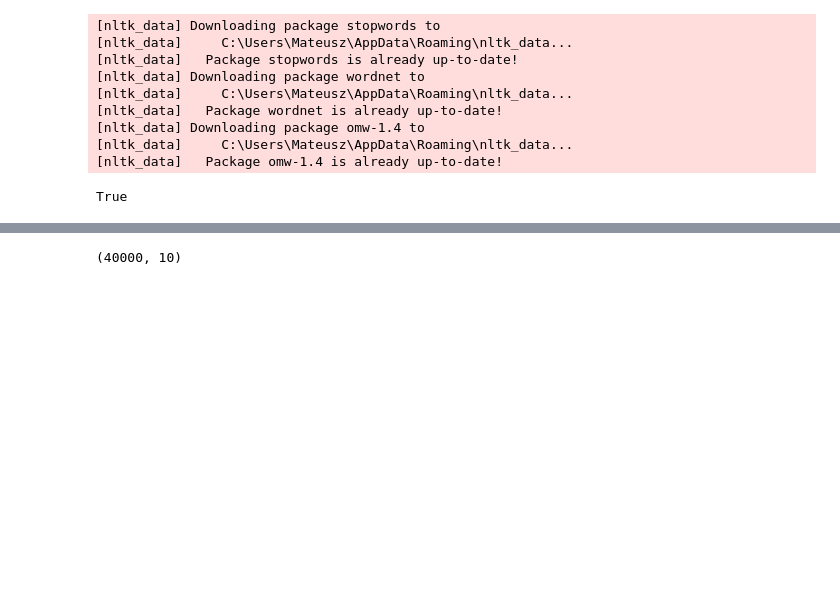
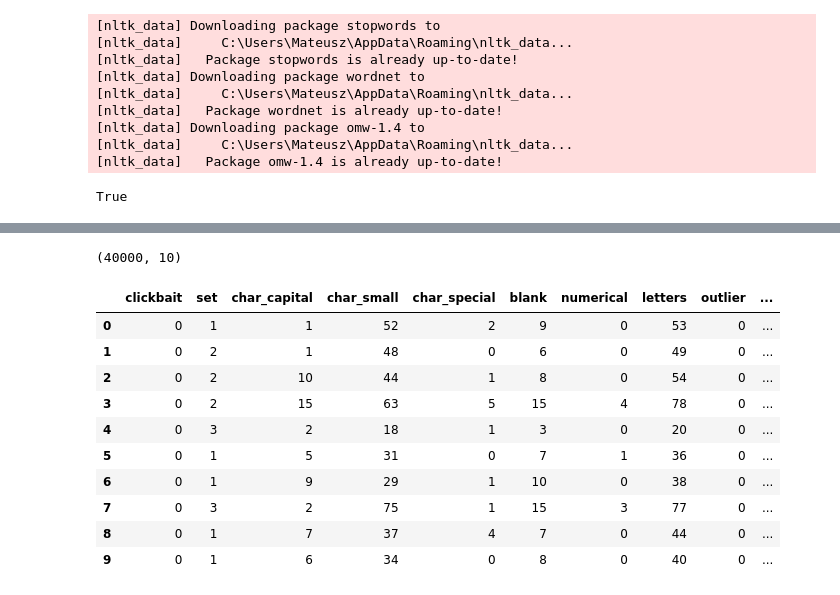
Before and after one commit to matkubita/ClickbaitDetectionThesis, a Jupyter notebook: notebooks/2.1-Creating_dataset_title_detection_balanced_cleaned.ipynb, the cells around one changed output, grey strips where cells are left out. Cells and saved outputs as stored; diff of their text form; code cells hidden in the pictures; blank space fills up the shorter version.

```diff
--- a/notebooks/2.1-Creating_dataset_title_detection_balanced_cleaned.ipynb
+++ b/notebooks/2.1-Creating_dataset_title_detection_balanced_cleaned.ipynb
@@ -37,26 +37,28 @@ def replace_special_chars(text):
     return text
 # %%
 def clean_text(text):
-    # 1. Replace special chars
-    text = replace_special_chars(text)
-    # 2. removing non ascii
+    # 1. removing non ascii
     text = remove_non_ascii(text)
-    # 3. Lowercasing
+    # 2. Lowercasing
     text = text.lower()
-    # 4. Replacing US -> USA
-    text = text.replace("us", "usa")
-    # 5. Removing English possessive forms (’s)
-    text = text.replace("'s", "").replace("’s", "")
+    # 3. Replacing US -> USA
+    # text = text.replace("us", "usa")
+    # 4. Removing English possessive forms (’s)
+    # text = text.replace("'s", "").replace("’s", "")
+    # 5. Replace special chars
+    # text = replace_special_chars(text)
     # 6. Removing whitespaces
-    text = " ".join(text.split())
+    # text = " ".join(text.split())
     # 7. Removing stop words and punctuation
     tokens = text.split()
     tokens = [word for word in tokens if word not in stop_words]
     tokens = [word for word in tokens if word not in string.punctuation]
+    text = " ".join(tokens)
     # 8. Lemmatization
-    text = " ".join([lemmatizer.lemmatize(word) for word in tokens])
+    text = text.split()
+    text = " ".join([lemmatizer.lemmatize(word) for word in text])
     # 9. Replacing we'll -> we will
-    text = contractions.fix(text)
+    # text = contractions.fix(text)
     return text
 # %%
 df_merged = pd.read_csv("../data/merged_datasetes_balanced_huge.csv")
@@ -85,8 +80,6 @@ df_merged.rename(columns={"title_cleaned": "title"}, inplace=True)
 # %%
-df_merged = df_merged[df_merged['title'].notna() & (df_merged['title'] != '')]
+df_merged.shape
+# %% [output]
+(40000, 10)
-# %%
-df_merged.shape
-# %% [output]
-(40000, 10)
 # %%
 df_merged.to_csv("../data/merged_datasetes_balanced_huge_cleaned.csv", index=False)
@@ -92,0 +89,14 @@ df_merged.to_csv("../data/merged_datasetes_balanced_huge_cleaned.csv", index=Fal
+# %%
+df_merged.head(10)
+# %% [output]
+|  | clickbait | set | char_capital | char_small | char_special | blank | numerical | letters | outlier | ... |
+| 0 | 0 | 1 | 1 | 52 | 2 | 9 | 0 | 53 | 0 | ... |
+| 1 | 0 | 2 | 1 | 48 | 0 | 6 | 0 | 49 | 0 | ... |
+| 2 | 0 | 2 | 10 | 44 | 1 | 8 | 0 | 54 | 0 | ... |
+| 3 | 0 | 2 | 15 | 63 | 5 | 15 | 4 | 78 | 0 | ... |
+| 4 | 0 | 3 | 2 | 18 | 1 | 3 | 0 | 20 | 0 | ... |
+| 5 | 0 | 1 | 5 | 31 | 0 | 7 | 1 | 36 | 0 | ... |
+| 6 | 0 | 1 | 9 | 29 | 1 | 10 | 0 | 38 | 0 | ... |
+| 7 | 0 | 3 | 2 | 75 | 1 | 15 | 3 | 77 | 0 | ... |
+| 8 | 0 | 1 | 7 | 37 | 4 | 7 | 0 | 44 | 0 | ... |
+| 9 | 0 | 1 | 6 | 34 | 0 | 8 | 0 | 40 | 0 | ... |
```
Also changed, not shown: parts of 5 cells of this notebook, 5 other files.
